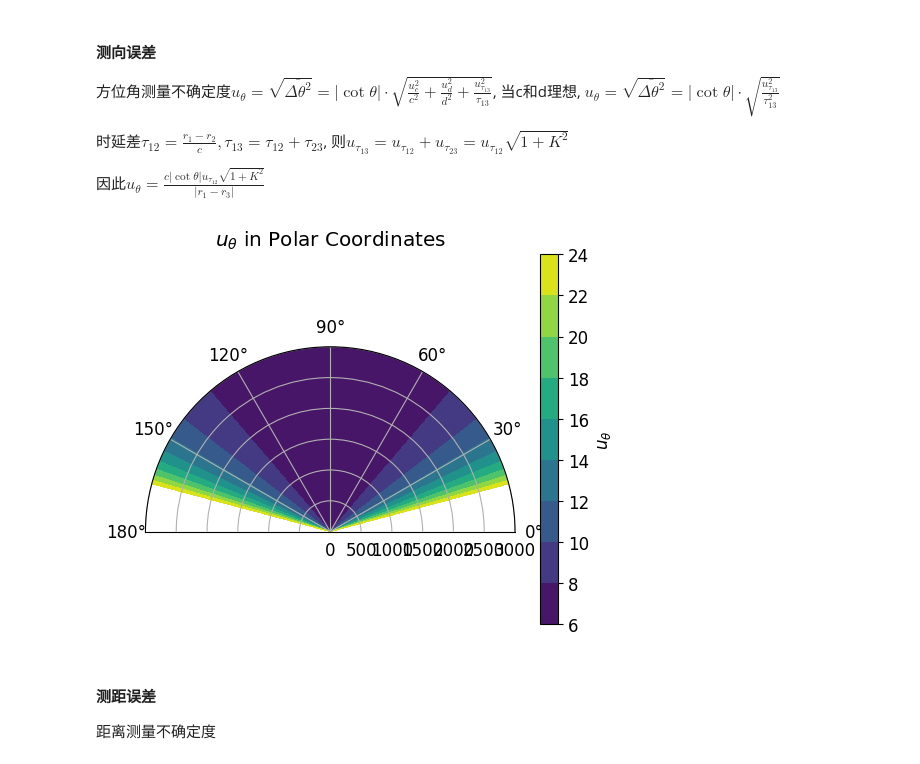
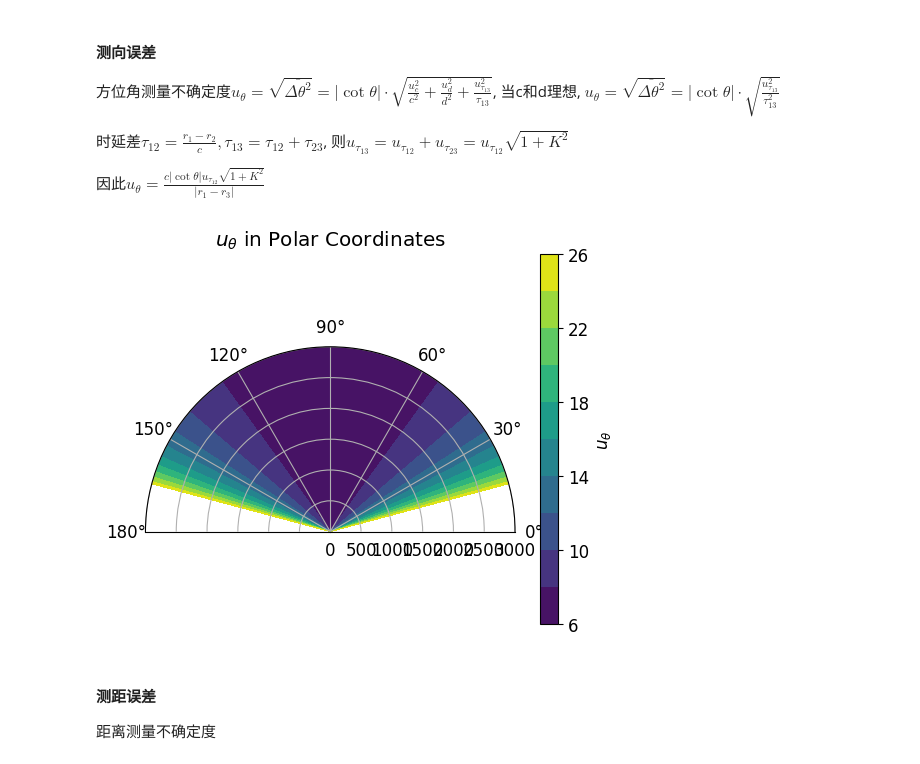
Before and after one commit to LeoJhonSong/ternary-array-passive-bearing, a Jupyter notebook: analysis_error.ipynb, the cells around one changed output. Cells and saved outputs as stored; diff of their text form; code cells hidden in the pictures.

```diff
--- a/analysis_error.ipynb
+++ b/analysis_error.ipynb
@@ -81,13 +81,14 @@ d = 0.5
 K = 1
 c = 1500
 f = 37500
+T = 1 / f
 
 d1, d2, d3 = -(K + 1) * d / 2, -(K - 1) * d / 2, (K + 1) * d / 2
 p1 = np.array([d1, 0])
 p2 = np.array([d2, 0])
 p3 = np.array([d3, 0])
 
-u_tau12 = 50e-6  # 时延差估计误差/不确定度
+u_tau12 = 2 * T  # 时延差估计误差/不确定度
 
 # 创建极坐标网格
 r = np.linspace(0, 3000, 400)
@@ -96,34 +97,34 @@ R, Theta = np.meshgrid(r, theta)
 
 # 将极坐标转换为笛卡尔坐标
 X = R * np.cos(Theta)
 Y = R * np.sin(Theta)
 
 # 计算每个点到P1和P3的距离
 R1 = np.sqrt((X - p1[0])**2 + (Y - p1[1])**2)
 R3 = np.sqrt((X - p3[0])**2 + (Y - p3[1])**2)
 
 # 计算每个点对应的u_theta
 with np.errstate(divide='ignore', invalid='ignore'):
     tan_Theta = np.tan(Theta)
     tan_Theta[tan_Theta == 0] = np.nan  # 避免除以零
     R_diff = np.abs(R1 - R3)
     R_diff[R_diff == 0] = np.nan  # 避免除以零
     # 计算每个点对应的u_theta
     u_theta = c * np.abs(1 / tan_Theta) * u_tau12 * np.sqrt(1 + K**2) / R_diff
 
 u_theta = u_theta / np.pi * 180  # 转换为角度
 
 # 绘制u_theta的等高线图
 fig, ax = plt.subplots(subplot_kw={'projection': 'polar'})
 plt.xlim(0, np.pi)
 contour = ax.contourf(Theta, R, u_theta, levels=10, cmap='viridis')  # 分为10个等级
 fig.colorbar(contour, ax=ax, label=r'$u_\theta$')
 ax.set_title(r'$u_\theta$ in Polar Coordinates')
 # 保存图形为PDF格式
 # plt.savefig('u_theta_plot.pdf', format='pdf')
 plt.show()
 # %% [output]
-[figure, old version]
+[figure, new version]
 # %% [markdown]
 #### 测距误差
 
```
